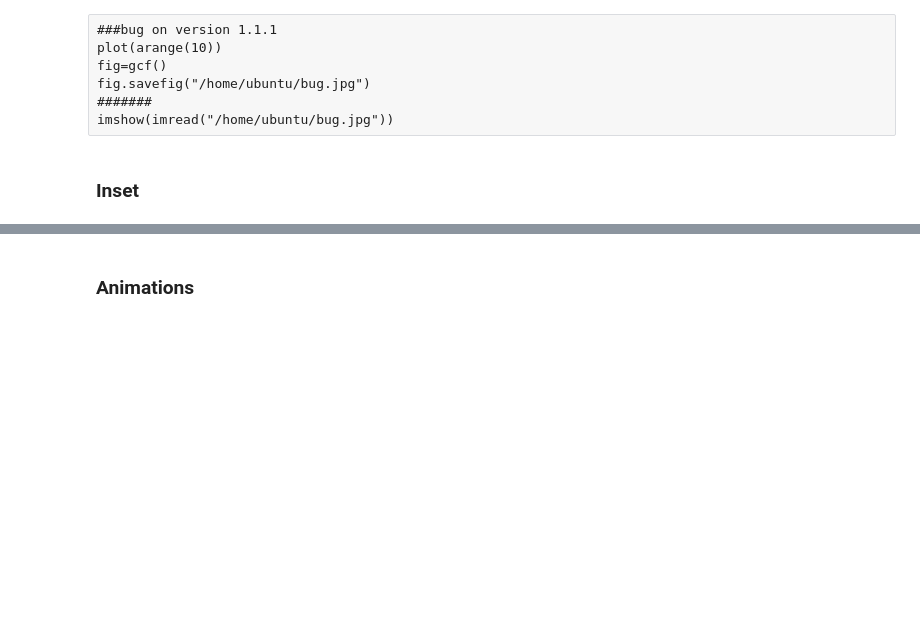
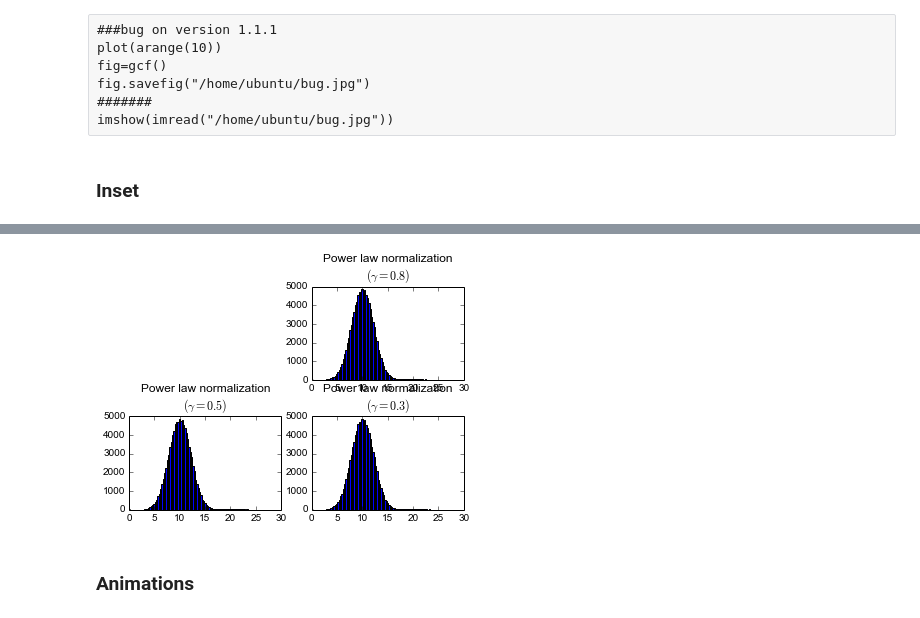
Before and after one commit to BioXiao/Python4DataScience, a Jupyter notebook: 03.Matplotlib.ipynb, the cells around one changed output, grey strips where cells are left out. Cells and saved outputs as stored; diff of their text form; code cells hidden in the pictures; blank space fills up the shorter version.

```diff
--- a/03.Matplotlib.ipynb
+++ b/03.Matplotlib.ipynb
@@ -440,3 +473,13 @@ plt.ylabel("count", size=6)
+# %%
+for i, gamma in e:
+    plt.subplot(xgrid, ygrid, i + 2)
+    plt.title('Power law normalization\n$(\gamma=%1.1f)$' % gamma)
+    plt.hist(data[:, 1],bins=100)
+
+plt.subplots_adjust(hspace=0.39)
+plt.show()
+# %% [output]
+[figure, added]
 # %% [markdown]
 ### Animations
 # %%
```
Also changed, not shown: parts of 9 cells of this notebook.
